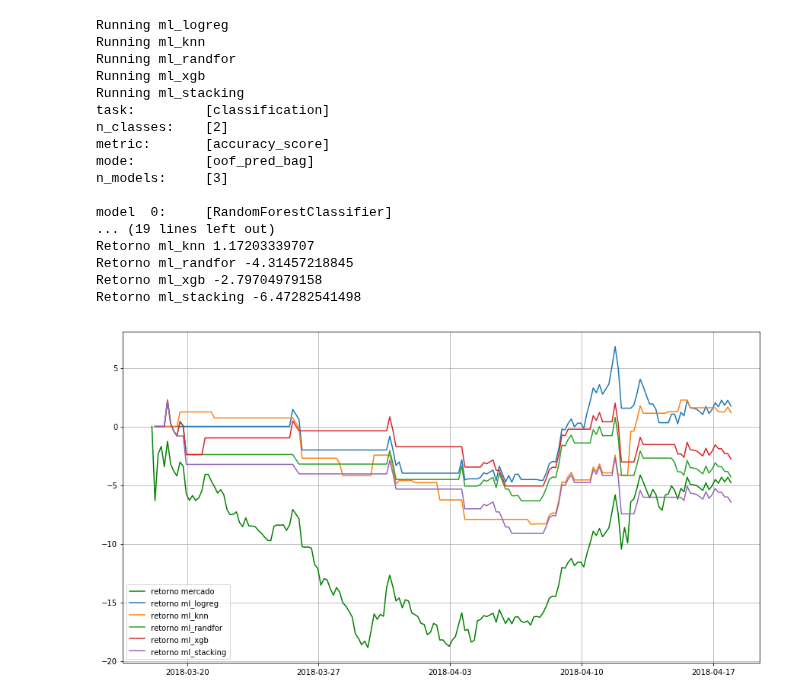
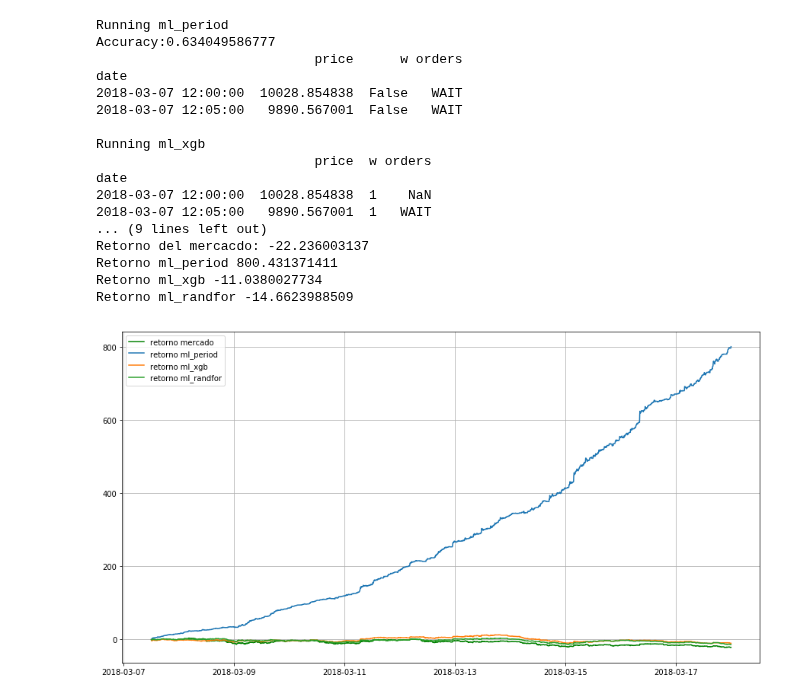
Before and after one commit to ADCryptoSolutions/adcb, a Jupyter notebook: ML_StrategiesTest.ipynb, the cells around one changed output. Cells and saved outputs as stored; diff of their text form; code cells hidden in the pictures.

```diff
--- a/ML_StrategiesTest.ipynb
+++ b/ML_StrategiesTest.ipynb
@@ -8,12 +8,12 @@ import json
 %matplotlib inline
 plt.rcParams['figure.figsize'] = 15, 8
 
-pair="BTC_ETH"
+pair="USDT_BTC"
 
 
-start=string2ts("2018-03-18 00:00:00")
-end=string2ts("2018-04-18 00:00:00")
-period=3600*4
+start=string2ts("2018-03-08 00:00:00")
+end=string2ts("2018-03-18 00:00:00")
+period=3600/12
 
 # trayendo y preparando datos
 df  = prepareData(pair=pair,
@@ -21,7 +21,7 @@ df  = prepareData(pair=pair,
                   end=end,
                   period=period)
 
-per = 0.96
+per = 0.85
 cum_return1 = marketReturn(df["close"])
 
 marketRet = marketReturn(df["close"])[-1]*100
@@ -35,50 +35,51 @@ start2 = ml_init_time(end,start,per)
 
 df12 = prepareData(pair=pair, start=start2, end=end, period=period)
 
-
-strategies = ["ml_logreg", "ml_knn", "ml_randfor", "ml_xgb", "ml_stacking"]
+# "ml_stacking",
+# "ml_randfor", "ml_xgb",
+strategies = [ "ml_period", "ml_xgb", "ml_randfor"]
 
 list_profit = []
 list_v = []
 
 for strategy in strategies:
 
-    print "Running",strategy
+    print "\nRunning",strategy
     w, t = run_strategy(strategy, df12, pair, True, per)
     relativeReturn,v = profit(w)
 
     list_profit.append(relativeReturn)
     list_v.append(v)
 
 
 print "\n\t%s\n"%pair
 print 'Retorno del mercacdo: %s'%(marketRet)
 for i, strategy in enumerate(strategies):
     print "Retorno", strategy, list_profit[i]*100
 
 plt.plot(df.index[:],cum_return1*100,'g', label='retorno mercado')
 for i, strategy in enumerate(strategies):
 
     plt.plot(df12.index[int(len(df12)*per):],list_v[i]*100,label='retorno '+strategy)
 
 plt.legend(loc='best')
 plt.grid()
 # %% [output]
-Running ml_logreg
-Running ml_knn
-Running ml_randfor
+Running ml_period
+Accuracy:0.634049586777
+                            price      w orders
+date
+2018-03-07 12:00:00  10028.854838  False   WAIT
+2018-03-07 12:05:00   9890.567001  False   WAIT
+
 Running ml_xgb
-Running ml_stacking
-task:         [classification]
-n_classes:    [2]
-metric:       [accuracy_score]
-mode:         [oof_pred_bag]
-n_models:     [3]
-
-model  0:     [RandomForestClassifier]
-... (19 lines left out)
-Retorno ml_knn 1.17203339707
-Retorno ml_randfor -4.31457218845
-Retorno ml_xgb -2.79704979158
-Retorno ml_stacking -6.47282541498
+                            price  w orders
+date
+2018-03-07 12:00:00  10028.854838  1    NaN
+2018-03-07 12:05:00   9890.567001  1   WAIT
+... (9 lines left out)
+Retorno del mercacdo: -22.236003137
+Retorno ml_period 800.431371411
+Retorno ml_xgb -11.0380027734
+Retorno ml_randfor -14.6623988509
-[figure, old version]
+[figure, new version]
```
Also changed, not shown: 4 other files.
